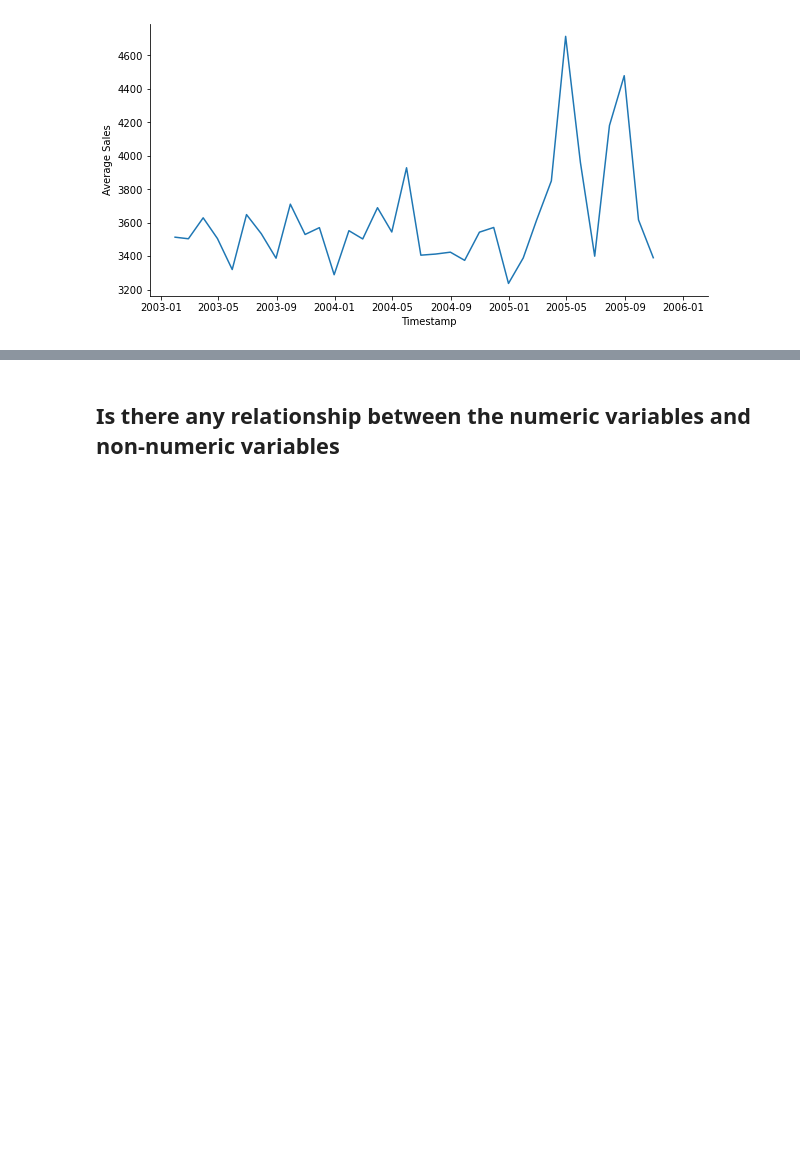
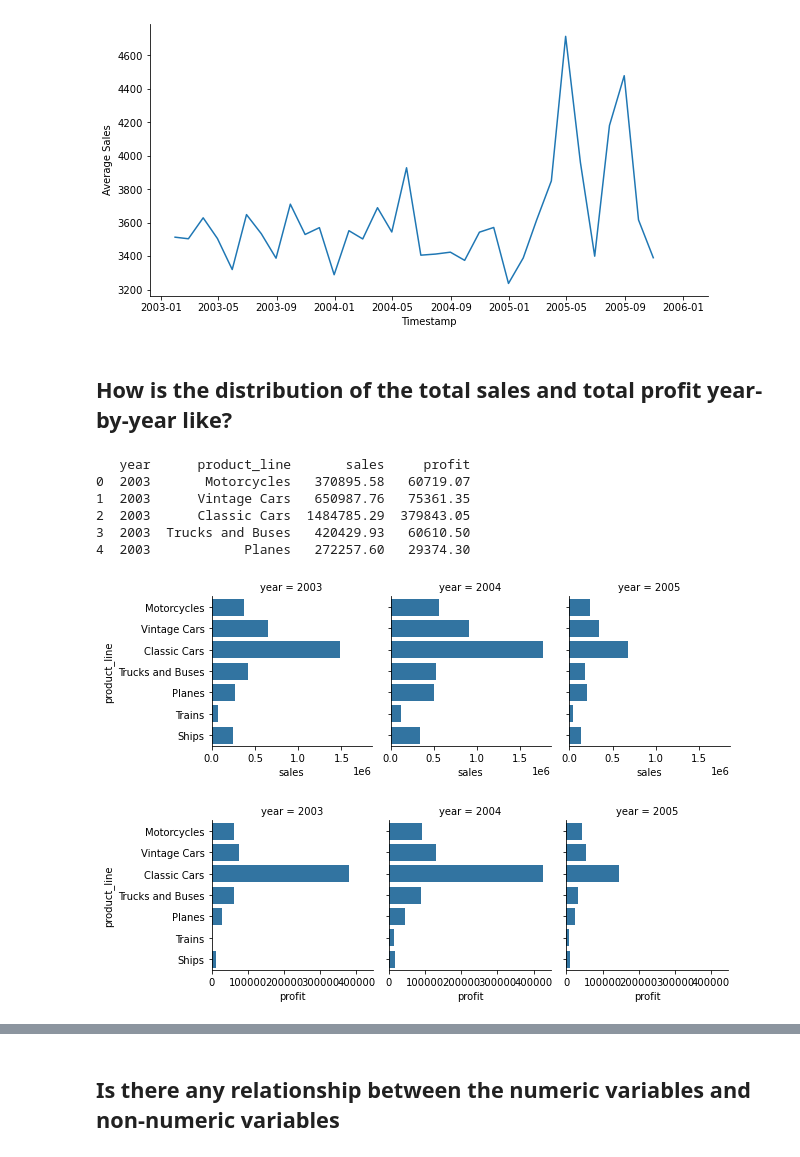
Before and after one commit to Biob-scientist/Sales_analytics, a Jupyter notebook: sales_exploratory_analysis.ipynb, the cells around one changed output, grey strips where cells are left out. Cells and saved outputs as stored; diff of their text form; code cells hidden in the pictures; blank space fills up the shorter version.

```diff
--- a/sales_exploratory_analysis.ipynb
+++ b/sales_exploratory_analysis.ipynb
@@ -385,3 +400,23 @@ plt.ylabel('Average Sales')
 plt.show()
 # %% [output]
 [figure]
+# %% [markdown]
+## How is the distribution of the total sales and total profit year-by-year like?
+# %%
+df2=df.groupby(['year','product_line'],as_index=False)[['sales','profit']].sum()
+print(df2.head(),'\n')
+df2['product_line']=df2['product_line'].astype(vt_order)
+g=sns.FacetGrid(data=df2,col='year',col_wrap=3,)
+g.map(sns.barplot,'sales','product_line',order=None,hue_order=None);
+plt.show()
+p=sns.FacetGrid(data=df2,col='year',col_wrap=3,)
+p.map(sns.barplot,'profit','product_line',order=None,hue_order=None);
+# %% [output]
+   year      product_line       sales     profit
+0  2003       Motorcycles   370895.58   60719.07
+1  2003      Vintage Cars   650987.76   75361.35
+2  2003      Classic Cars  1484785.29  379843.05
+3  2003  Trucks and Buses   420429.93   60610.50
+4  2003            Planes   272257.60   29374.30
+[figure, added]
+[figure, added]
```
Also changed, not shown: parts of 45 cells of this notebook.
